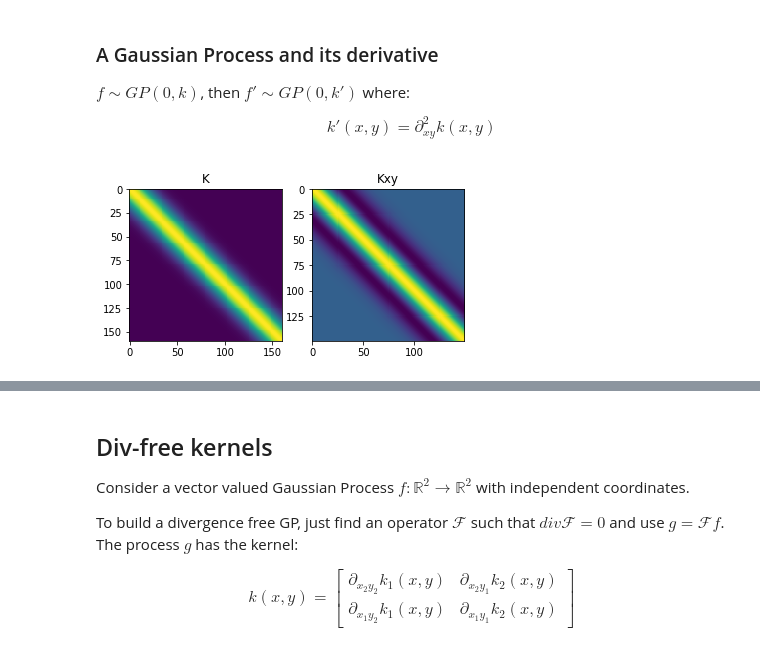
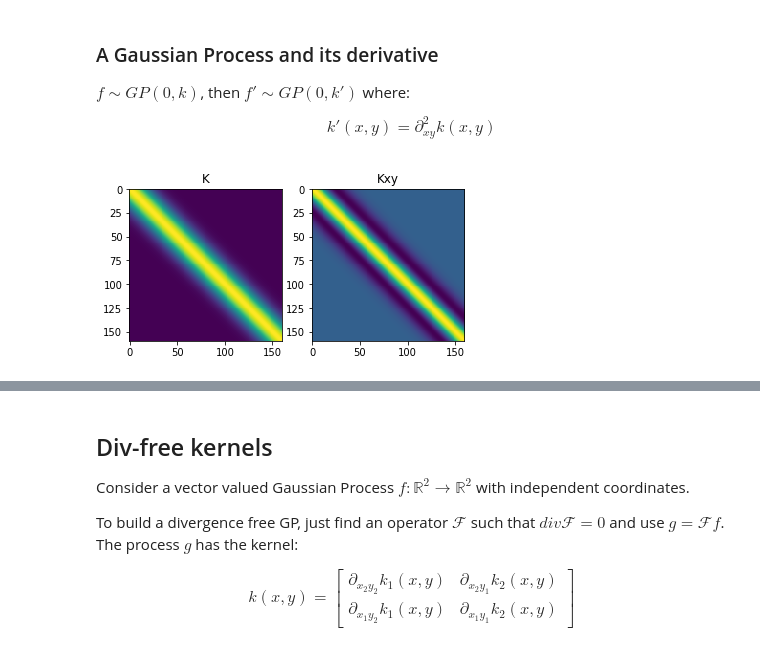
Before and after one commit to notblank/Gaussian-Processes, a Jupyter notebook: Autodiff Vector Valued Processes.ipynb, the cells around one changed output, grey strips where cells are left out. Drawn from its saved outputs; the diff is of its cells as text; code cells hidden in the pictures.

```diff
--- a/Autodiff Vector Valued Processes.ipynb
+++ b/Autodiff Vector Valued Processes.ipynb
@@ -46,0 +75,5 @@ array([2., 2.])
+# %%
+x = np.array([1., 1.])
+y = np.array([2., 2.])
+
+print(fe_x(x, y), fe_y(x, y),  '\n Jyfe_x = \n', Jyfe_x(x, y))
@@ -194,8 +232,8 @@ Kxy = Kmat(x, y, RBFxy, l, s)
 # %%
 f, ax = plt.subplots(1,2)
 ax[0].imshow(K)
-ax[1].imshow(Kx)
+ax[1].imshow(Kxy)
 ax[0].title.set_text('K')
 ax[1].title.set_text('Kxy')
 # %% [output]
-[figure, old version]
+[figure, new version]
```
Also changed, not shown: parts of 10 cells of this notebook.
